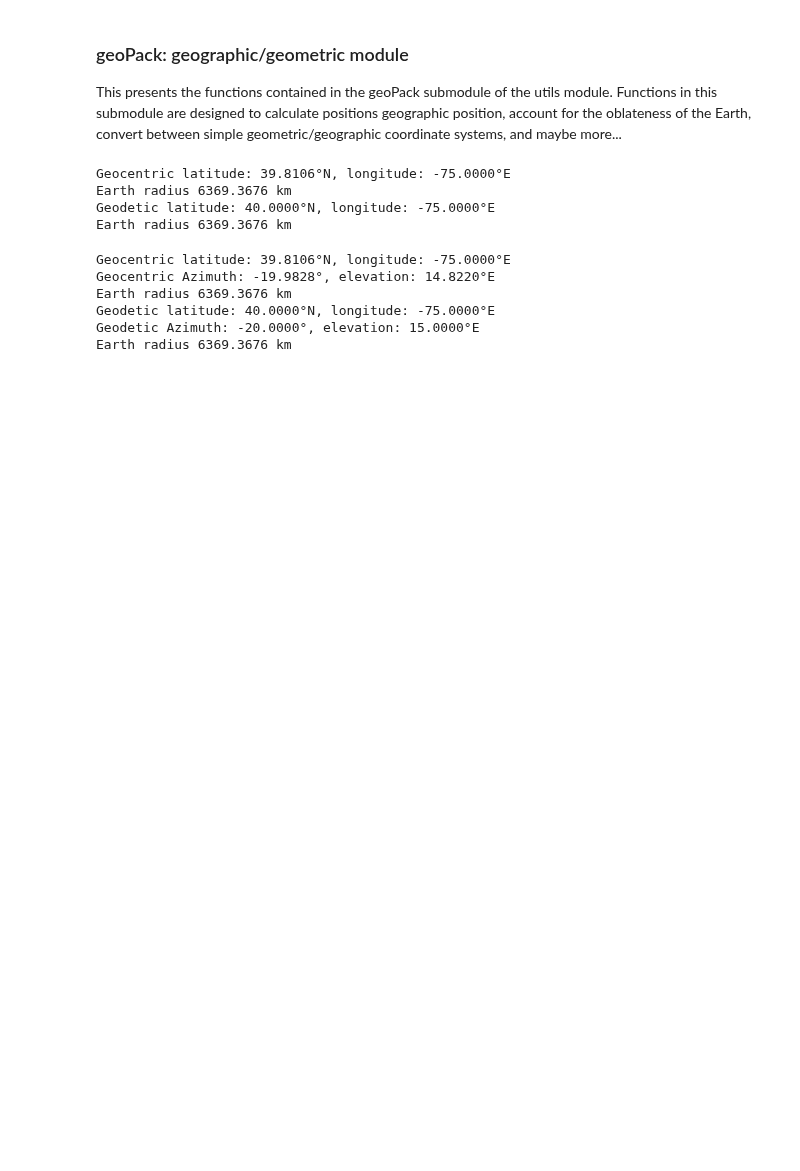
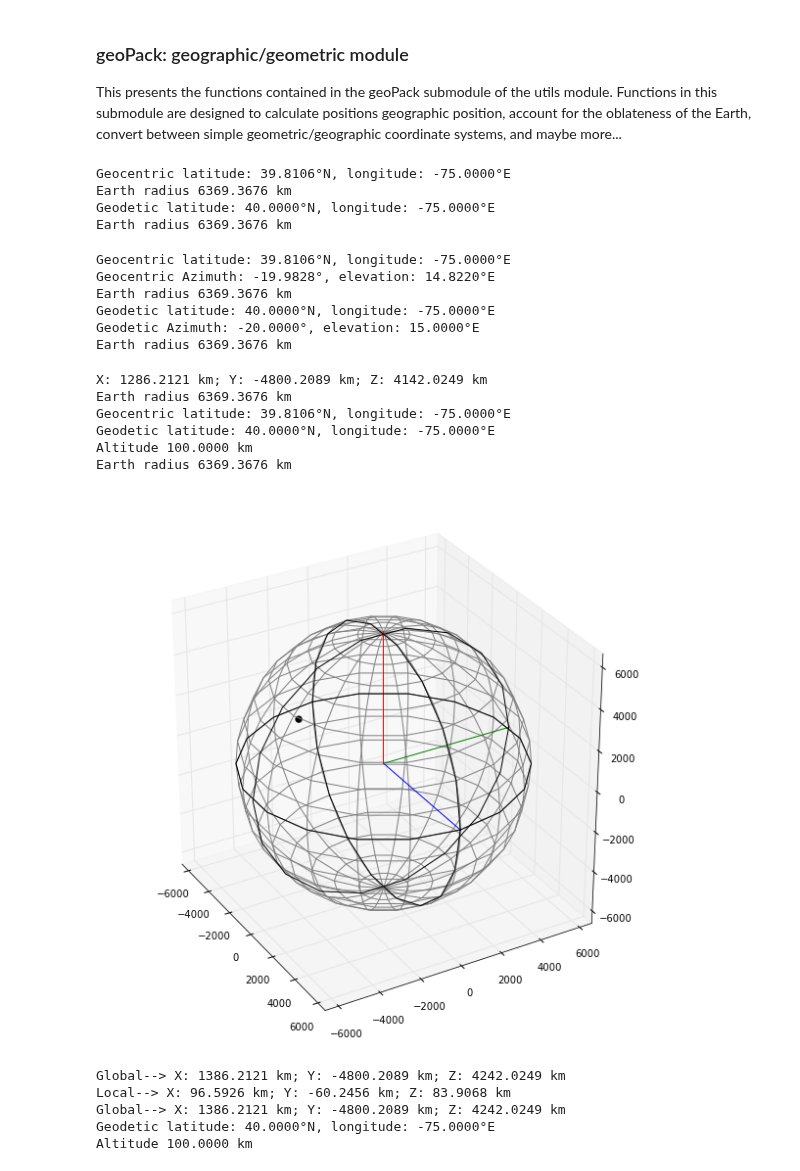
Before and after one commit to vtsuperdarn/davitpy, a Jupyter notebook: docs/notebook/geoPack.ipynb, the cells around one changed output. Drawn from its saved outputs; the diff is of its cells as text; code cells hidden in the pictures; blank space fills up the shorter version.

```diff
--- a/docs/notebook/geoPack.ipynb
+++ b/docs/notebook/geoPack.ipynb
@@ -11,6 +14,8 @@ lon = -75.
 az = -20.
 el = 15.
 alt = 100.
+dist = 150.
+Rav = 6370.
 # %%
 # Test geodToGeoc
 (gclat, gclon, Re) = geodToGeoc(lat, lon)
@@ -47,0 +49,60 @@ Earth radius 6369.3676 km
+# %%
+# Test gspToGcar
+(gclat, gclon, Re) = geodToGeoc(lat, lon)
+(X, Y, Z) = gspToGcar(gclat, gclon, Re+alt)
+print 'X: {:5.4f} km; Y: {:5.4f} km; Z: {:5.4f} km'.format(X,Y,Z)
+print 'Earth radius {:5.4f} km'.format(Re)
+(gclat, gclon, rho) = gspToGcar(X, Y, Z, into='gsp')
+print 'Geocentric latitude: {:5.4f}'.format(gclat)+unichr(176)+'N, longitude: {:5.4f}'.format(gclon)+unichr(176)+'E'
+(gdlat, gdlon, Re) = geodToGeoc(gclat, gclon, into='geod')
+print 'Geodetic latitude: {:5.4f}'.format(gdlat)+unichr(176)+'N, longitude: {:5.4f}'.format(gdlon)+unichr(176)+'E'
+print 'Altitude {:5.4f} km'.format(rho-Re)
+print 'Earth radius {:5.4f} km'.format(Re)
+# %% [output]
+X: 1286.2121 km; Y: -4800.2089 km; Z: 4142.0249 km
+Earth radius 6369.3676 km
+Geocentric latitude: 39.8106°N, longitude: -75.0000°E
+Geodetic latitude: 40.0000°N, longitude: -75.0000°E
+Altitude 100.0000 km
+Earth radius 6369.3676 km
+# %%
+# Test gspToGcar (graphic)
+fig = plt.figure(figsize(10,10))
+ax = fig.add_subplot(111, projection='3d')
+ax.plot3D([0,Rav],[0,0],[0,0],'b')
+ax.plot3D([0,0],[0,Rav],[0,0],'g')
+ax.plot3D([0,0],[0,0],[0,Rav],'r')
+u = np.linspace(0, 2 * np.pi, 19)
+v = np.linspace(0, np.pi, 19)
+tx = Rav * np.outer(np.cos(u), np.sin(v))
+ty = Rav * np.outer(np.sin(u), np.sin(v))
+tz = Rav * np.outer(np.ones(np.size(u)), np.cos(v))
+ax.plot_wireframe(tx,ty,tz,color='grey')
+ax.plot3D(Rav*np.cos(u),Rav*np.sin(u),'k')
+ax.plot3D(np.zeros(np.size(u)),Rav*np.cos(u),Rav*np.sin(u),'k')
+ax.plot3D(Rav*np.cos(u),np.zeros(np.size(u)),Rav*np.sin(u),'k')
+ax.scatter3D(X,Y,Z,marker='o',c='k',s=40)
+ax.view_init(30,-30)
+# %% [output]
+[figure, added]
+# %%
+# Test gcarToLcar
+(gclat, gclon, Re) = geodToGeoc(lat, lon)
+(gX, gY, gZ) = gspToGcar(gclat, gclon, Re+alt)
+gX,gY,gZ = gX+100.,gY+0.,gZ+100.
+print 'Global--> X: {:5.4f} km; Y: {:5.4f} km; Z: {:5.4f} km'.format(gX,gY,gZ)
+(lX, lY, lZ) = gcarToLcar(gX, gY, gZ, gclat, gclon, Re+alt)
+print 'Local--> X: {:5.4f} km; Y: {:5.4f} km; Z: {:5.4f} km'.format(lX,lY,lZ)
+(gX, gY, gZ) = gcarToLcar(lX, lY, lZ, gclat, gclon, Re+alt, into='gcar')
+print 'Global--> X: {:5.4f} km; Y: {:5.4f} km; Z: {:5.4f} km'.format(gX,gY,gZ)
+gX,gY,gZ = gX-100.,gY-0.,gZ-100.
+(gclat, gclon, rho) = gspToGcar(gX, gY, gZ, into='gsp')
+(gdlat, gdlon, Re) = geodToGeoc(gclat, gclon, into='geod')
+print 'Geodetic latitude: {:5.4f}'.format(gdlat)+unichr(176)+'N, longitude: {:5.4f}'.format(gdlon)+unichr(176)+'E'
+print 'Altitude {:5.4f} km'.format(rho-Re)
+# %% [output]
+Global--> X: 1386.2121 km; Y: -4800.2089 km; Z: 4242.0249 km
+Local--> X: 96.5926 km; Y: -60.2456 km; Z: 83.9068 km
+Global--> X: 1386.2121 km; Y: -4800.2089 km; Z: 4242.0249 km
+Geodetic latitude: 40.0000°N, longitude: -75.0000°E
+Altitude 100.0000 km
```
Also changed, not shown: parts of 4 cells of this notebook, 2 other files.
